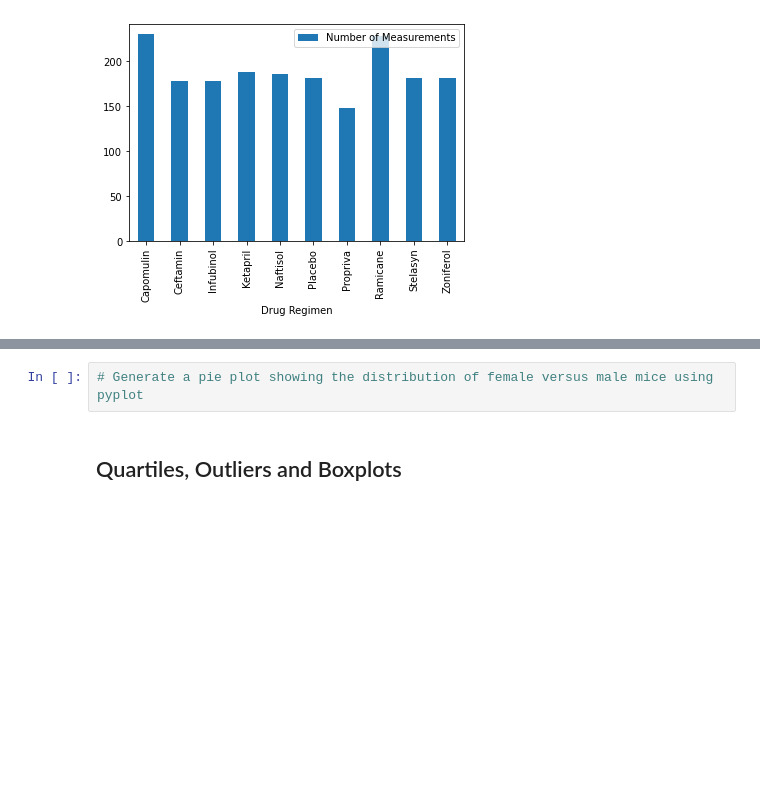
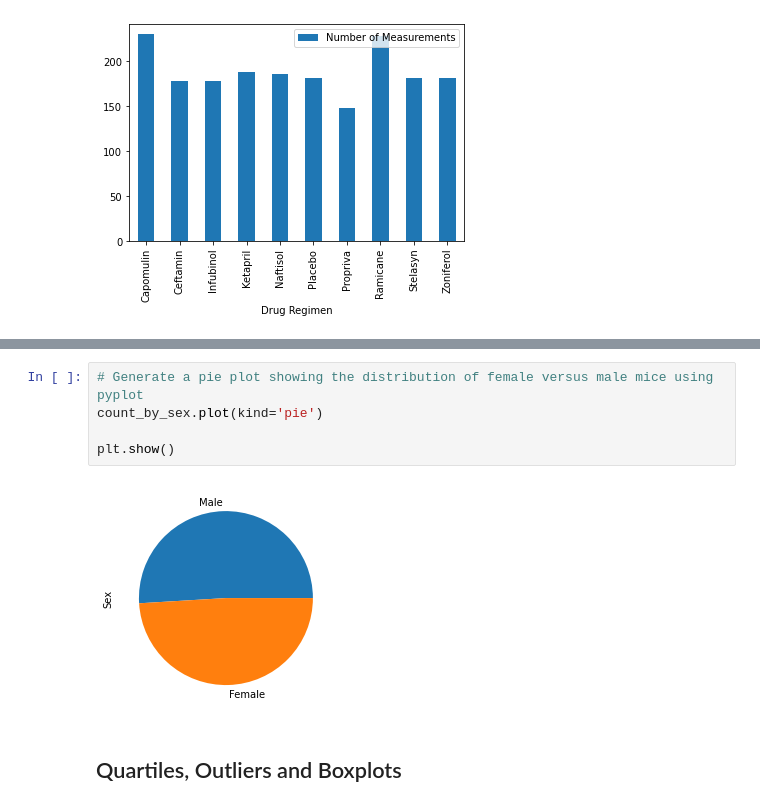
Before and after one commit to bjohnson90/matplotlib-challenge, a Jupyter notebook: Pymaceuticals/pymaceuticals_starter.ipynb, the cells around one changed output, grey strips where cells are left out. Saved outputs shown, nothing was run; the diff lists cells and outputs as text; blank space fills up the shorter version.

```diff
--- a/Pymaceuticals/pymaceuticals_starter.ipynb
+++ b/Pymaceuticals/pymaceuticals_starter.ipynb
@@ -159,5 +164,10 @@ plt.show()
 # %%
 # Generate a pie plot showing the distribution of female versus male mice using pyplot
+count_by_sex.plot(kind='pie')
+
+plt.show()
+# %% [output]
+[figure, added]
 # %% [markdown]
 ## Quartiles, Outliers and Boxplots
 # %%
```
Also changed, not shown: parts of 1 cell of this notebook.
